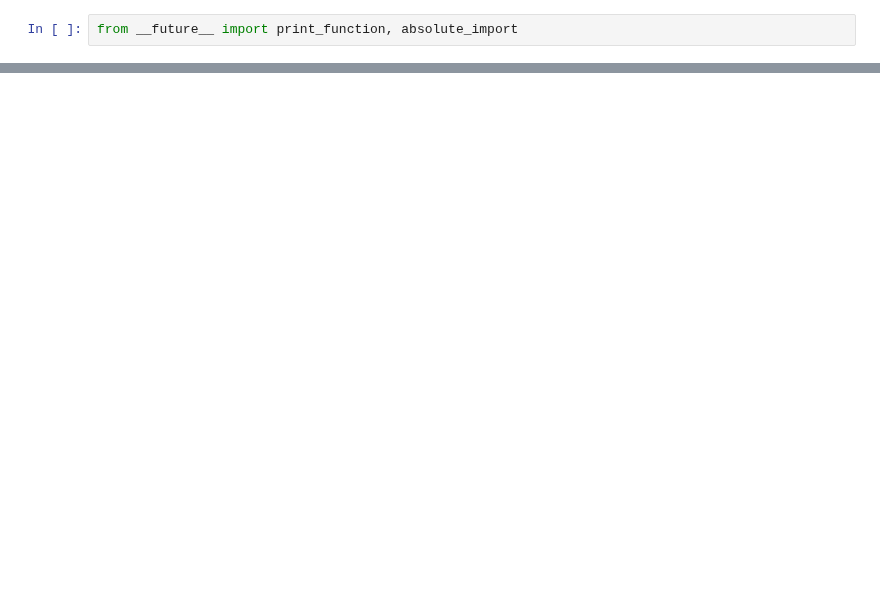
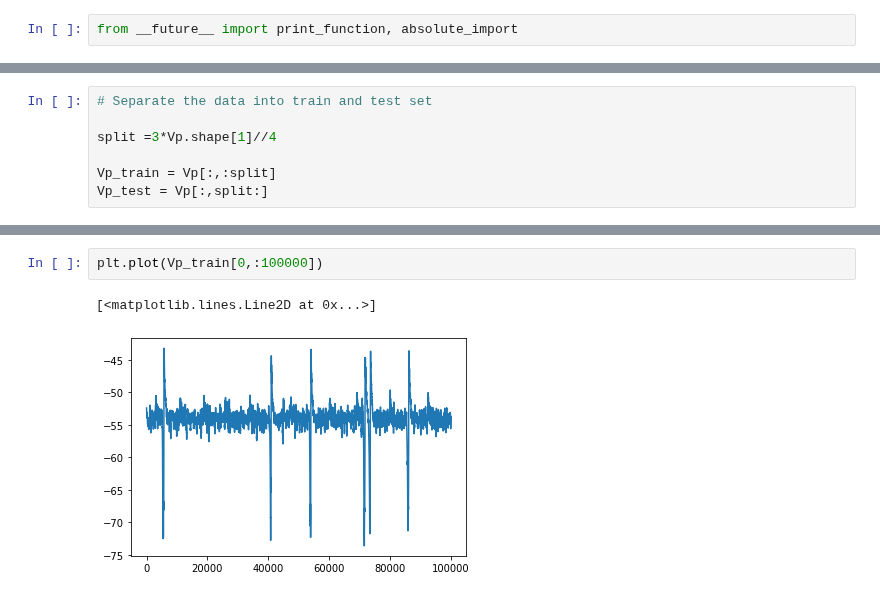
Before and after one commit to theonlyid/event_detection, a Jupyter notebook: Event detection.ipynb, the cells around one changed output, grey strips where cells are left out. Cells and saved outputs as stored; diff of their text form; blank space fills up the shorter version.

```diff
--- a/Event detection.ipynb
+++ b/Event detection.ipynb
@@ -85,0 +27,7 @@ plt.scatter(embedding[:,0], embedding[:,1], marker='.', alpha=0.1, c=labels)
+# %%
+# Separate the data into train and test set
+
+split =3*Vp.shape[1]//4
+
+Vp_train = Vp[:,:split]
+Vp_test = Vp[:,split:]
@@ -85,0 +58,5 @@ plt.scatter(embedding[:,0], embedding[:,1], marker='.', alpha=0.1, c=labels)
+# %%
+plt.plot(Vp_train[0,:100000])
+# %% [output]
+[<matplotlib.lines.Line2D at 0x...>]
+[figure, added]
```
Also changed, not shown: parts of 48 cells of this notebook.
